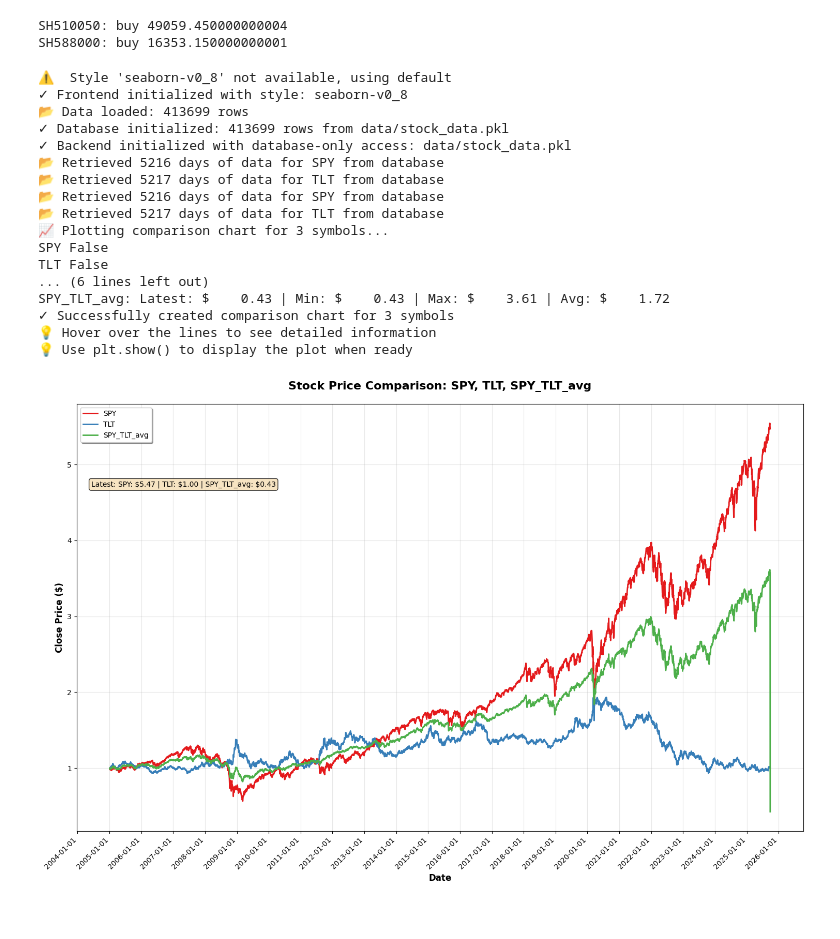
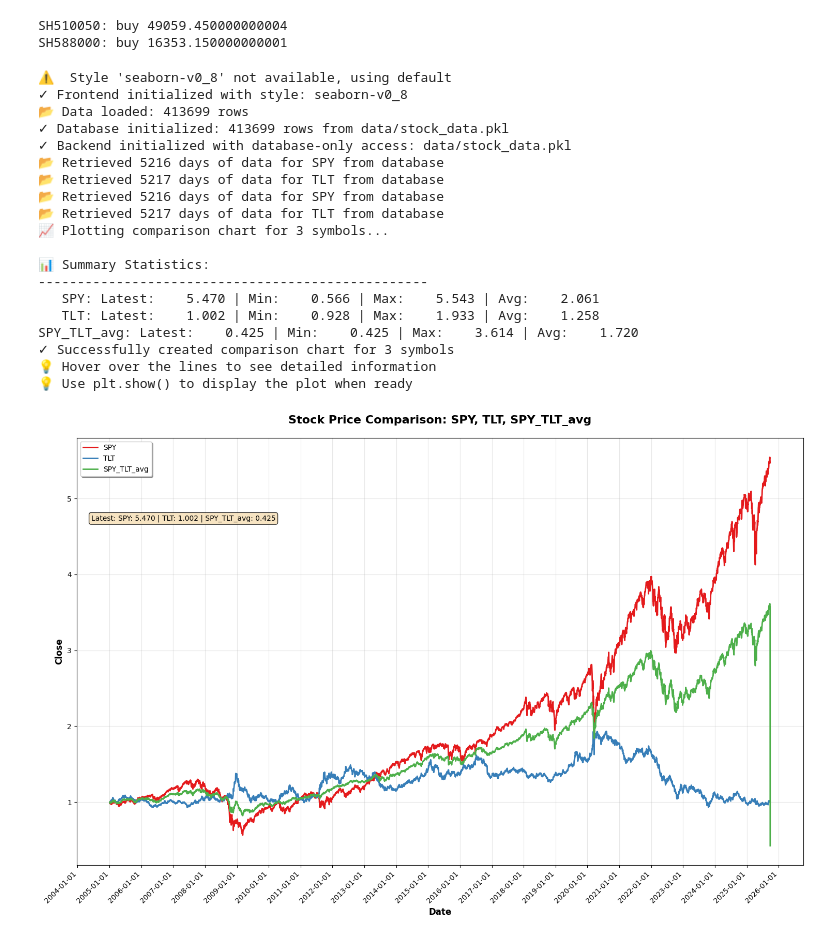
Before and after one commit to farrellsc/StockAnalysis, a Jupyter notebook: playground.ipynb, the cells around one changed output. Drawn from its saved outputs; the diff is of its cells as text; code cells hidden in the pictures.

```diff
--- a/playground.ipynb
+++ b/playground.ipynb
@@ -377,34 +377,36 @@ SH588000: buy 16353.150000000001
 # %%
 from main import plot_prices, StockConfig
 
 dfs = plot_prices(
-    configs=[
+    stocks=[
         # StockConfig(symbol='CPI_INFLATION'),
         # StockConfig(symbol='TBILL_RATES'),
         StockConfig(symbol='SPY', normalize=True),
         StockConfig(symbol='TLT', normalize=True),
     ],
-    projected=[
+    projected_stocks=[
         StockConfig(symbol="SPY_TLT_avg", weights={"SPY":0.5, "TLT":0.5}, normalize=True),
     ],
     start_date='2005-01-01', end_date='2025-12-01'
 )
 # %% [output]
 ⚠️  Style 'seaborn-v0_8' not available, using default
 ✓ Frontend initialized with style: seaborn-v0_8
 📂 Data loaded: 413699 rows
 ✓ Database initialized: 413699 rows from data/stock_data.pkl
 ✓ Backend initialized with database-only access: data/stock_data.pkl
 📂 Retrieved 5216 days of data for SPY from database
 📂 Retrieved 5217 days of data for TLT from database
 📂 Retrieved 5216 days of data for SPY from database
 📂 Retrieved 5217 days of data for TLT from database
 📈 Plotting comparison chart for 3 symbols...
-SPY False
-TLT False
-... (6 lines left out)
-SPY_TLT_avg: Latest: $    0.43 | Min: $    0.43 | Max: $    3.61 | Avg: $    1.72
+
+📊 Summary Statistics:
+--------------------------------------------------
+   SPY: Latest:    5.470 | Min:    0.566 | Max:    5.543 | Avg:    2.061
+   TLT: Latest:    1.002 | Min:    0.928 | Max:    1.933 | Avg:    1.258
+SPY_TLT_avg: Latest:    0.425 | Min:    0.425 | Max:    3.614 | Avg:    1.720
 ✓ Successfully created comparison chart for 3 symbols
 💡 Hover over the lines to see detailed information
 💡 Use plt.show() to display the plot when ready
-[figure, old version]
+[figure, new version]
```
Also changed, not shown: 1 other file.
